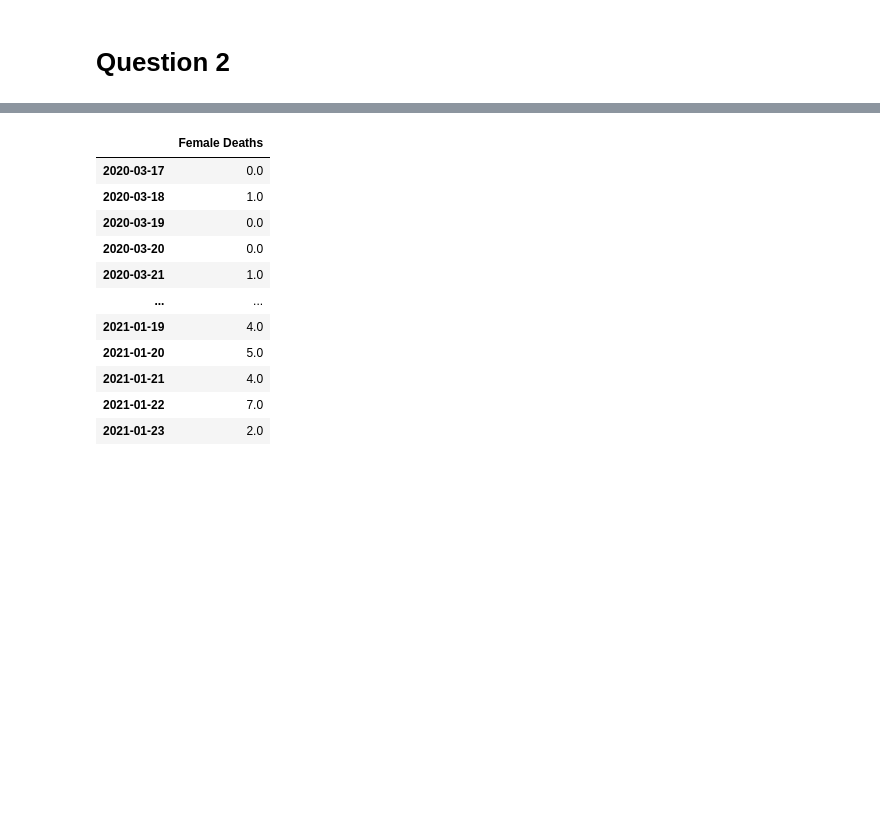
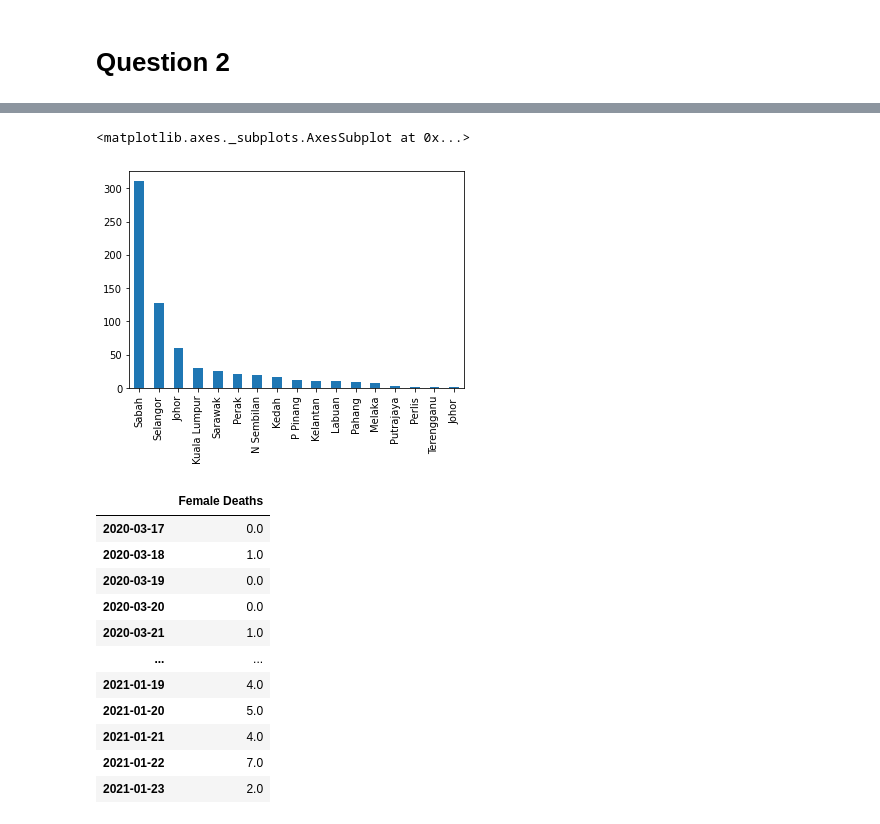
Before and after one commit to hiezam98/covid19, a Jupyter notebook: SDV_MP_HiezamSahdan.ipynb, the cells around one changed output, grey strips where cells are left out. Saved outputs shown, nothing was run; the diff lists cells and outputs as text; code cells hidden in the pictures; blank space fills up the shorter version.

```diff
--- a/SDV_MP_HiezamSahdan.ipynb
+++ b/SDV_MP_HiezamSahdan.ipynb
@@ -318,3 +350,8 @@ age_plot = age_pie['Count'].plot.pie(y='Count', figsize=(6,6), autopct='%1.1f%%'
+# %%
+gender_data['State'].value_counts().plot.bar()
+# %% [output]
+<matplotlib.axes._subplots.AxesSubplot at 0x...>
+[figure, added]
 # %%
 q2_male2 = pd.DataFrame(q2_male.groupby('Deceased Date')['Gender'].count())
 q2_female2 = pd.DataFrame(q2_female.groupby('Deceased Date')['Gender'].count())
```
Also changed, not shown: parts of 7 cells of this notebook.
